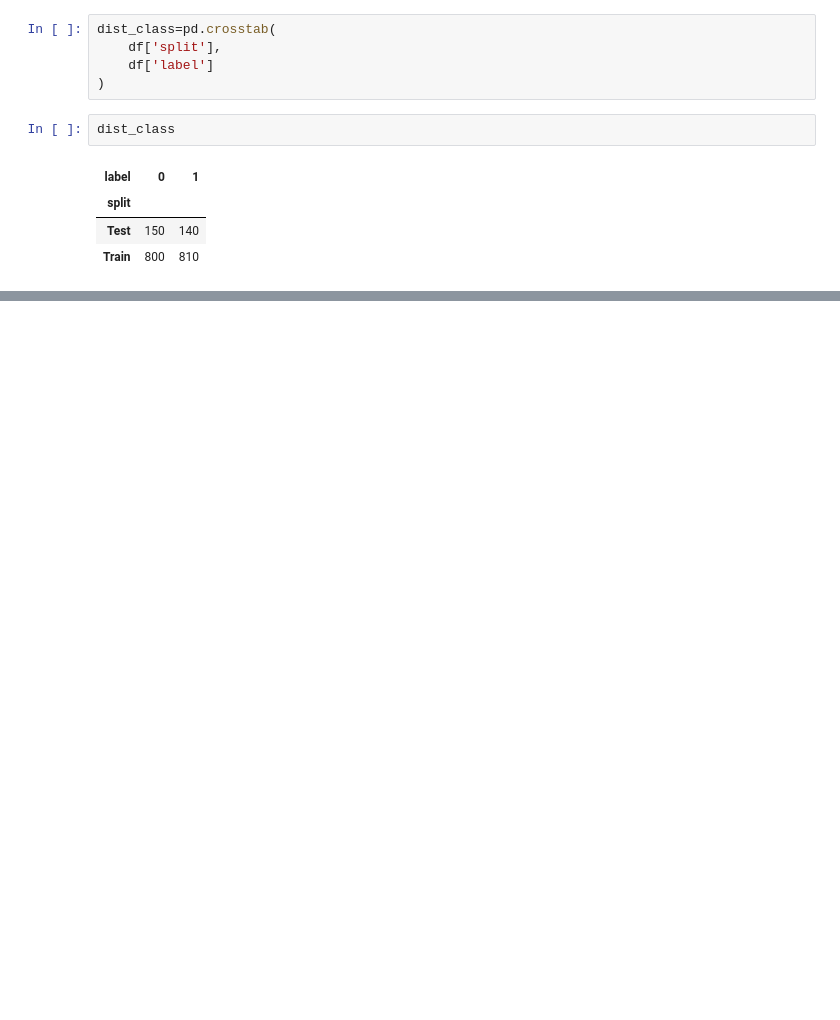
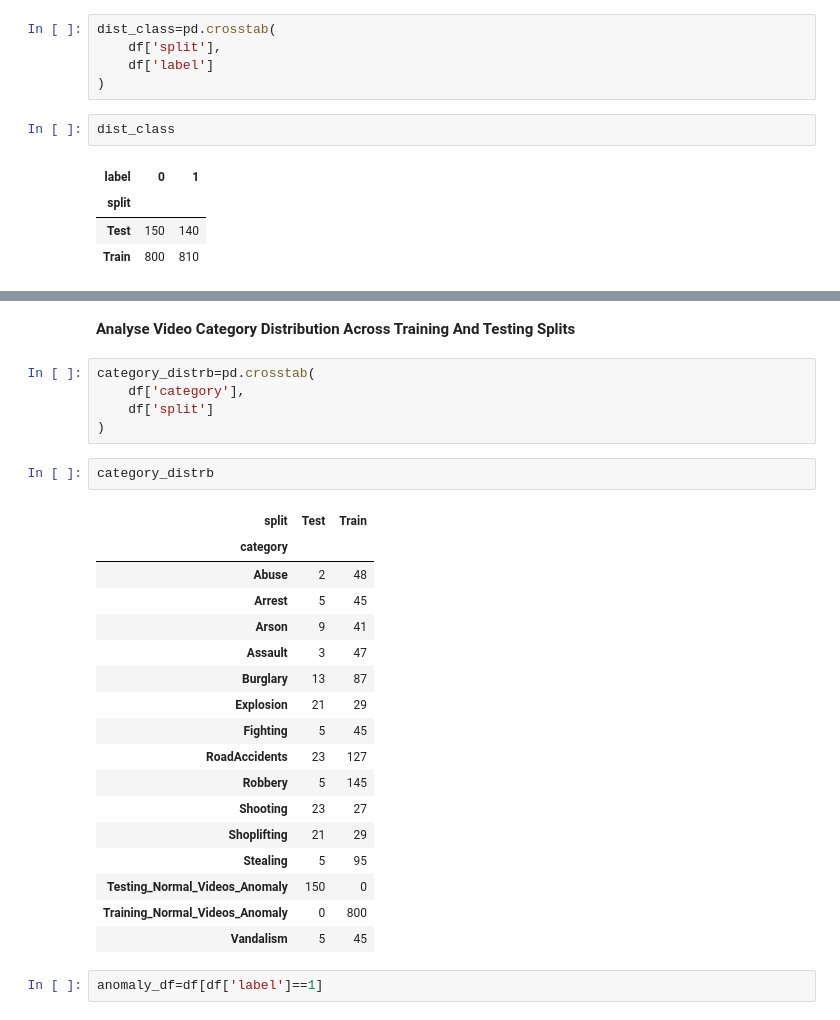
Before and after one commit to asirabm/cctv-video-anomaly-detection, a Jupyter notebook: 01_data_exploration.ipynb, the cells around one changed output, grey strips where cells are left out. Cells and saved outputs as stored; diff of their text form; blank space fills up the shorter version.

```diff
--- a/01_data_exploration.ipynb
+++ b/01_data_exploration.ipynb
@@ -325,0 +348,29 @@ plot.show()
+# %% [markdown]
+**Analyse Video Category Distribution Across Training And Testing Splits**
+# %%
+category_distrb=pd.crosstab(
+    df['category'],
+    df['split']
+)
+# %%
+category_distrb
+# %% [output]
+| split | Test | Train |
+| category |  |  |
+| Abuse | 2 | 48 |
+| Arrest | 5 | 45 |
+| Arson | 9 | 41 |
+| Assault | 3 | 47 |
+| Burglary | 13 | 87 |
+| Explosion | 21 | 29 |
+| Fighting | 5 | 45 |
+| RoadAccidents | 23 | 127 |
+| Robbery | 5 | 145 |
+| Shooting | 23 | 27 |
+| Shoplifting | 21 | 29 |
+| Stealing | 5 | 95 |
+| Testing_Normal_Videos_Anomaly | 150 | 0 |
+| Training_Normal_Videos_Anomaly | 0 | 800 |
+| Vandalism | 5 | 45 |
+# %%
+anomaly_df=df[df['label']==1]
```
Also changed, not shown: parts of 10 cells of this notebook.
